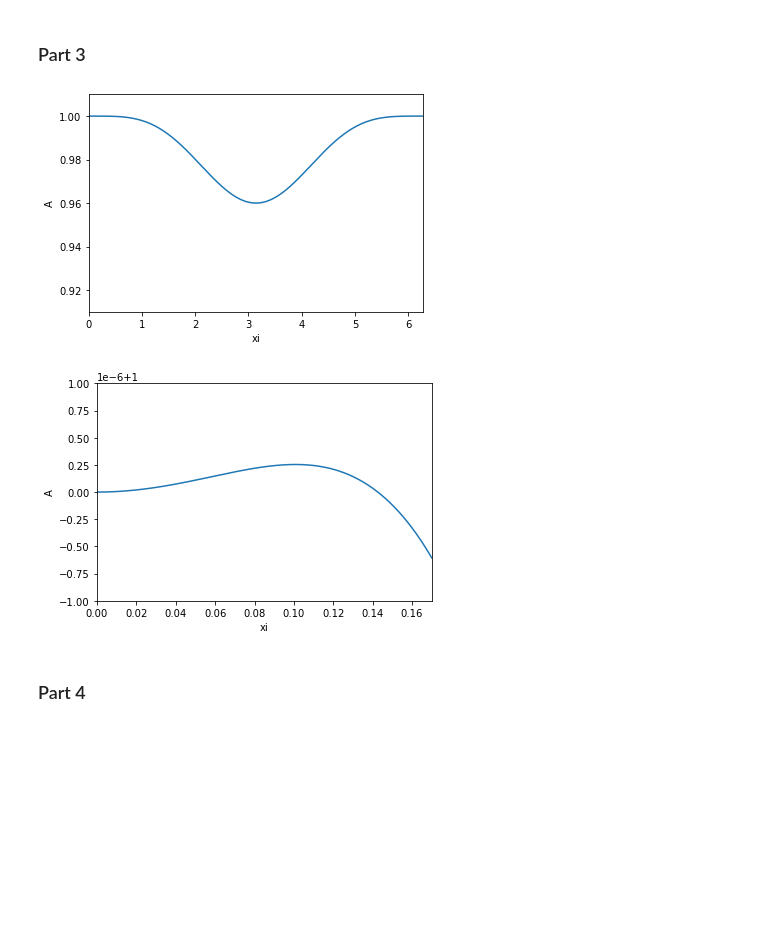
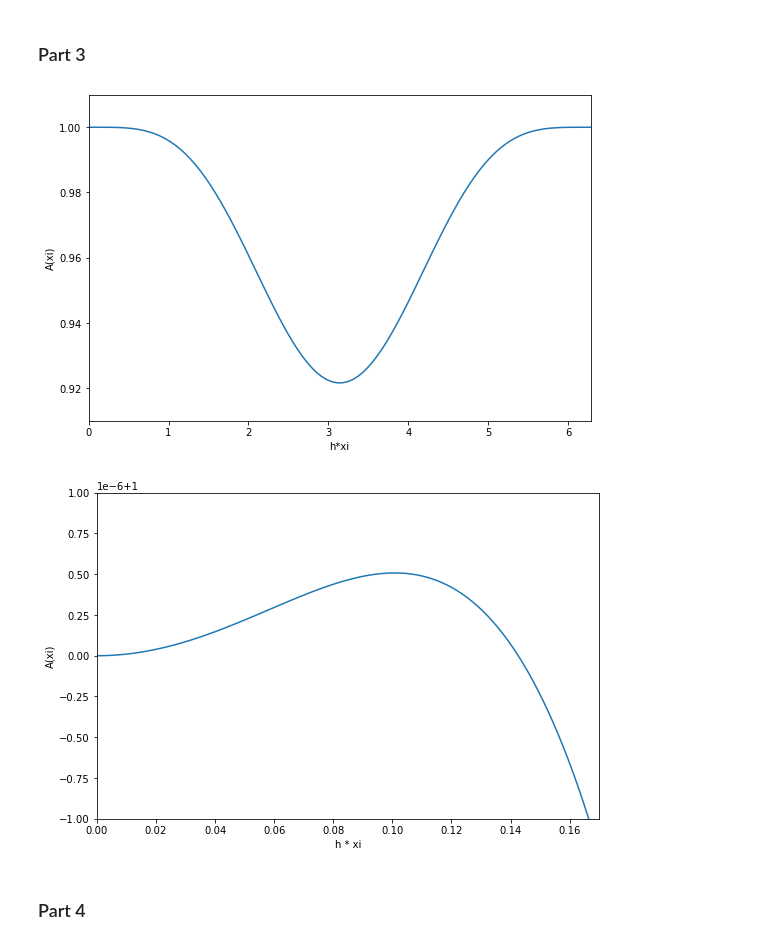
Before and after one commit to whuang259/Math714-Physics763, a Jupyter notebook: Math 714/Math_714_HW_4.ipynb, the cells around one changed output. Cells and saved outputs as stored; diff of their text form; code cells hidden in the pictures; blank space fills up the shorter version.

```diff
--- a/Math 714/Math_714_HW_4.ipynb
+++ b/Math 714/Math_714_HW_4.ipynb
@@ -83,31 +83,33 @@ $$ g(\xi) = 1 - \frac{ak}{2h} \left( 3 - 4e^{-ih\xi} + e^{-2ih\xi} \right) $$
 # %%
 nu = 1/100
 
 def A(x):
-    return np.abs(1 - (nu/2) * (3 - 4*np.exp(-1j * x) + np.exp(-2 * 1j * x)))
+    return np.abs(1 - (nu/2) * (3 - 4*np.exp(-1j * x) + np.exp(-2 * 1j * x)))**2
 
-hxis = np.linspace(0, 2 * np.pi, 1000)
+hxis = np.linspace(0, 2 * np.pi, 100)
 As = [A(hxi) for hxi in hxis]
 
+plt.figure(figsize=(9,6))
 plt.plot(hxis, As)
-plt.xlabel('xi')
-plt.ylabel('A')
+plt.xlabel('h*xi')
+plt.ylabel('A(xi)')
 plt.xlim(0, 2 * np.pi)
 plt.ylim(0.91, 1.01)
 plt.show()
 
-hxis = np.linspace(0, 0.17, 1000)
+hxis = np.linspace(0, 0.17, 100)
 As = [A(hxi) for hxi in hxis]
 
+plt.figure(figsize=(9,6))
 plt.plot(hxis, As)
-plt.xlabel('xi')
-plt.ylabel('A')
+plt.xlabel('h * xi')
+plt.ylabel('A(xi)')
 plt.xlim(0, 0.17)
-plt.ylim(1 - 1e-6, 1 + 1e-6)
+plt.ylim(1 - (1e-6), 1 + (1e-6))
 plt.show()
 # %% [output]
-[figure, old version]
+[figure, new version]
-[figure, old version]
+[figure, new version]
 # %% [markdown]
 ### Part 4
 # %%
```
Also changed, not shown: parts of 5 cells of this notebook, 1 other file.
